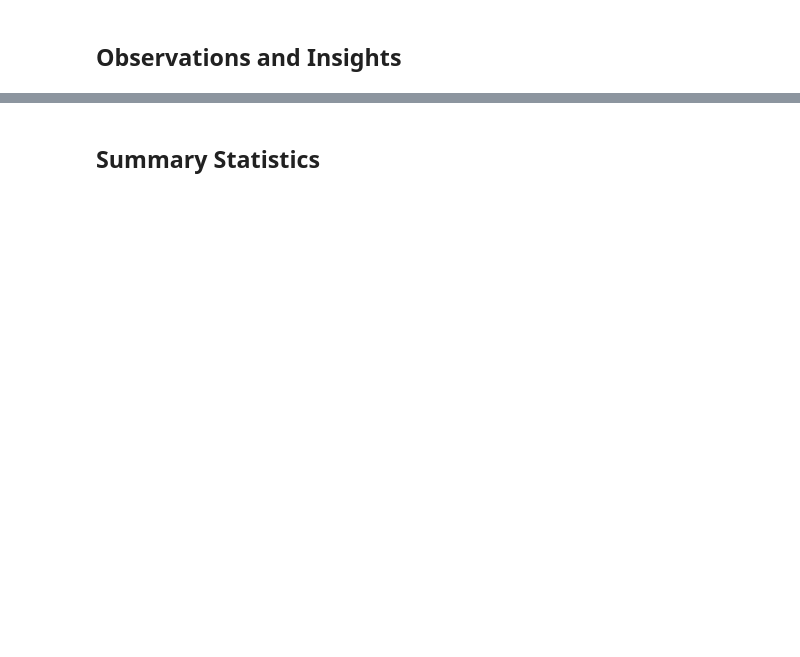
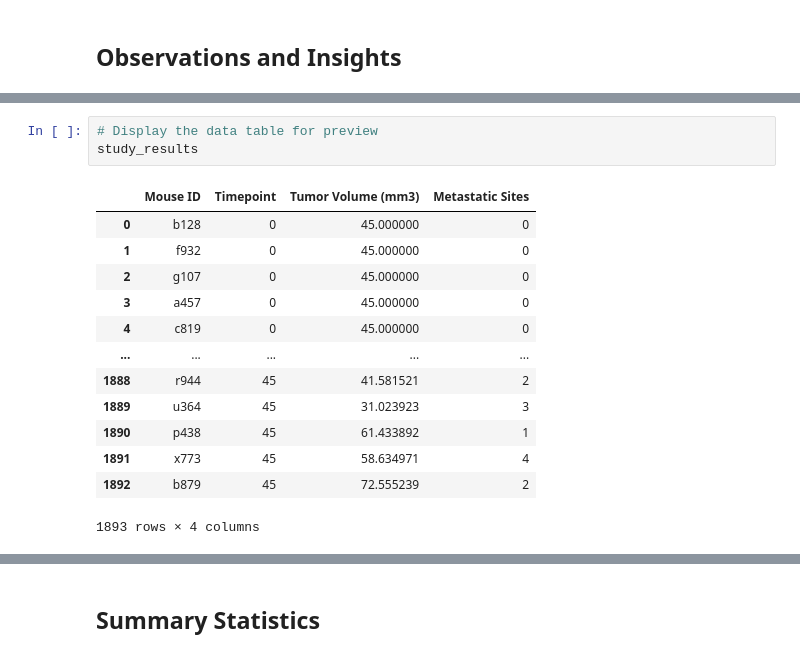
Before and after one commit to mmarange/matplotlib_challenge, a Jupyter notebook: 01-Case-Assignment/Instructions/Pymaceuticals/pymaceuticals_starter.ipynb, the cells around one changed output, grey strips where cells are left out. Drawn from its saved outputs; the diff is of its cells as text; blank space fills up the shorter version.

```diff
--- a/01-Case-Assignment/Instructions/Pymaceuticals/pymaceuticals_starter.ipynb
+++ b/01-Case-Assignment/Instructions/Pymaceuticals/pymaceuticals_starter.ipynb
@@ -60,0 +44,17 @@ study_results, study_results.dtypes
+# %%
+# Display the data table for preview
+study_results
+# %% [output]
+|  | Mouse ID | Timepoint | Tumor Volume (mm3) | Metastatic Sites |
+| 0 | b128 | 0 | 45.000000 | 0 |
+| 1 | f932 | 0 | 45.000000 | 0 |
+| 2 | g107 | 0 | 45.000000 | 0 |
+| 3 | a457 | 0 | 45.000000 | 0 |
+| 4 | c819 | 0 | 45.000000 | 0 |
+| ... | ... | ... | ... | ... |
+| 1888 | r944 | 45 | 41.581521 | 2 |
+| 1889 | u364 | 45 | 31.023923 | 3 |
+| 1890 | p438 | 45 | 61.433892 | 1 |
+| 1891 | x773 | 45 | 58.634971 | 4 |
+| 1892 | b879 | 45 | 72.555239 | 2 |
+1893 rows × 4 columns
```
Also changed, not shown: parts of 14 cells of this notebook.
